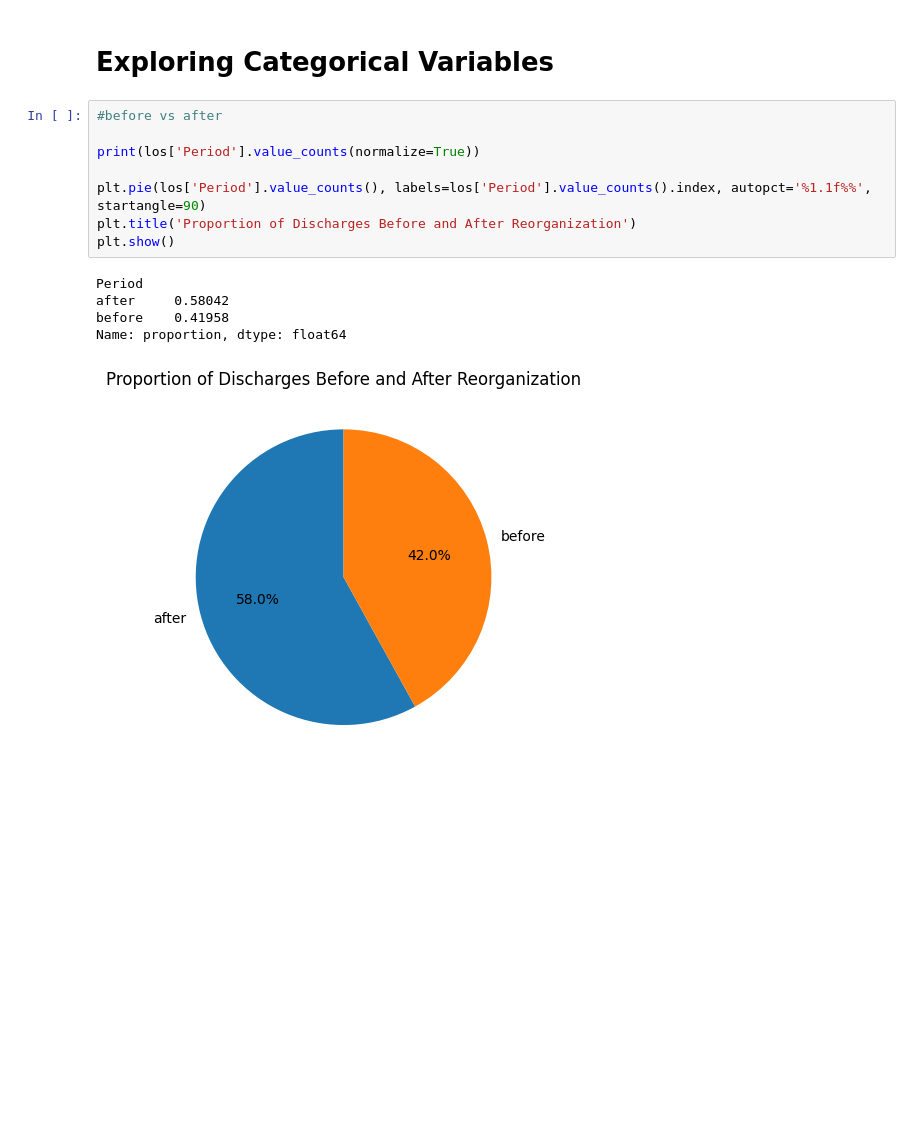
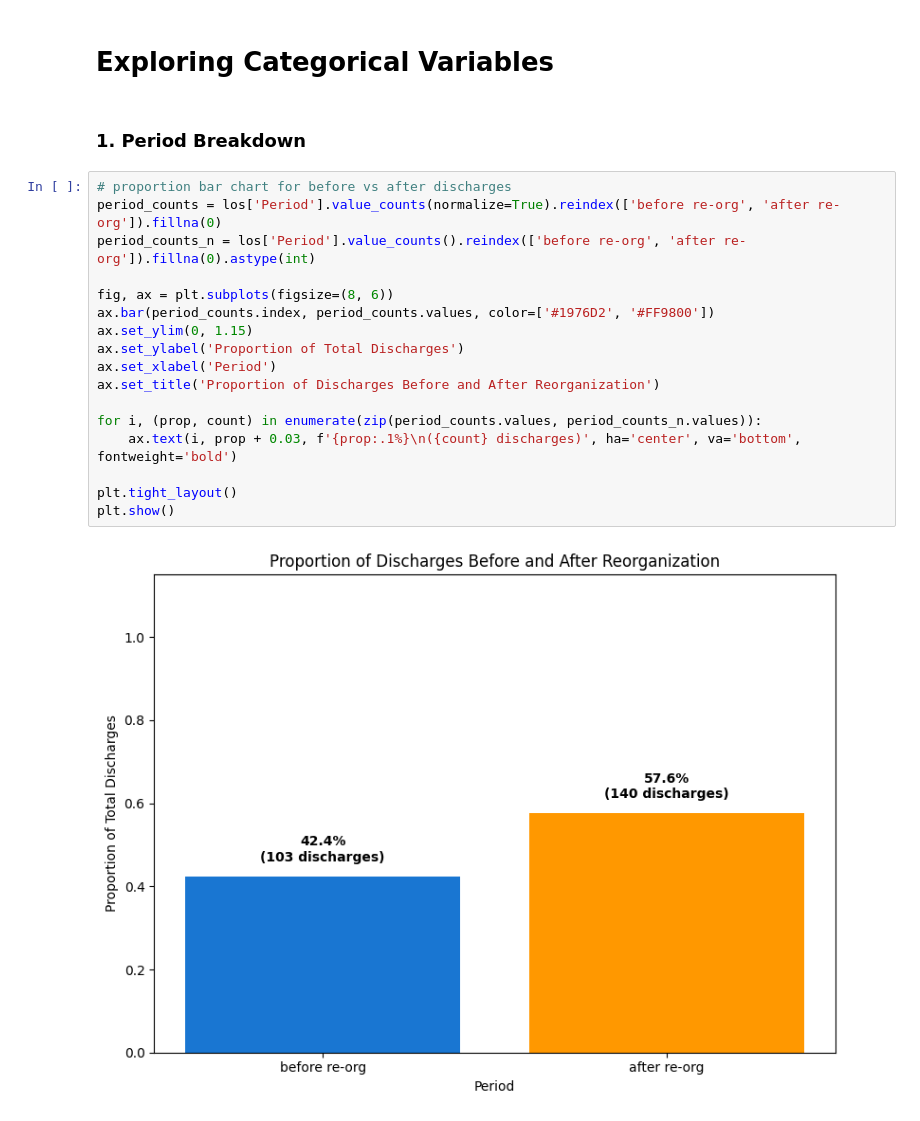
Before and after one commit to tessa-n05/Residential-SUD-Discharge-Analysis, a Jupyter notebook: Hypothesis_project.ipynb, the cells around one changed output. Drawn from its saved outputs; the diff is of its cells as text; blank space fills up the shorter version.

```diff
--- a/Hypothesis_project.ipynb
+++ b/Hypothesis_project.ipynb
@@ -73,16 +106,23 @@ los
 # %% [markdown]
 # Exploring Categorical Variables
-# %%
-#before vs after
-
-print(los['Period'].value_counts(normalize=True))
-
-plt.pie(los['Period'].value_counts(), labels=los['Period'].value_counts().index, autopct='%1.1f%%', startangle=90)
-plt.title('Proportion of Discharges Before and After Reorganization')
-plt.show()
-# %% [output]
-Period
-after     0.58042
-before    0.41958
-Name: proportion, dtype: float64
-[figure, removed]
+# %% [markdown]
+### 1. Period Breakdown
+# %%
+# proportion bar chart for before vs after discharges
+period_counts = los['Period'].value_counts(normalize=True).reindex(['before re-org', 'after re-org']).fillna(0)
+period_counts_n = los['Period'].value_counts().reindex(['before re-org', 'after re-org']).fillna(0).astype(int)
+
+fig, ax = plt.subplots(figsize=(8, 6))
+ax.bar(period_counts.index, period_counts.values, color=['#1976D2', '#FF9800'])
+ax.set_ylim(0, 1.15)
+ax.set_ylabel('Proportion of Total Discharges')
+ax.set_xlabel('Period')
+ax.set_title('Proportion of Discharges Before and After Reorganization')
+
+for i, (prop, count) in enumerate(zip(period_counts.values, period_counts_n.values)):
+    ax.text(i, prop + 0.03, f'{prop:.1%}\n({count} discharges)', ha='center', va='bottom', fontweight='bold')
+
+plt.tight_layout()
+plt.show()
+# %% [output]
+[figure, added]
```
Also changed, not shown: parts of 18 cells of this notebook.
